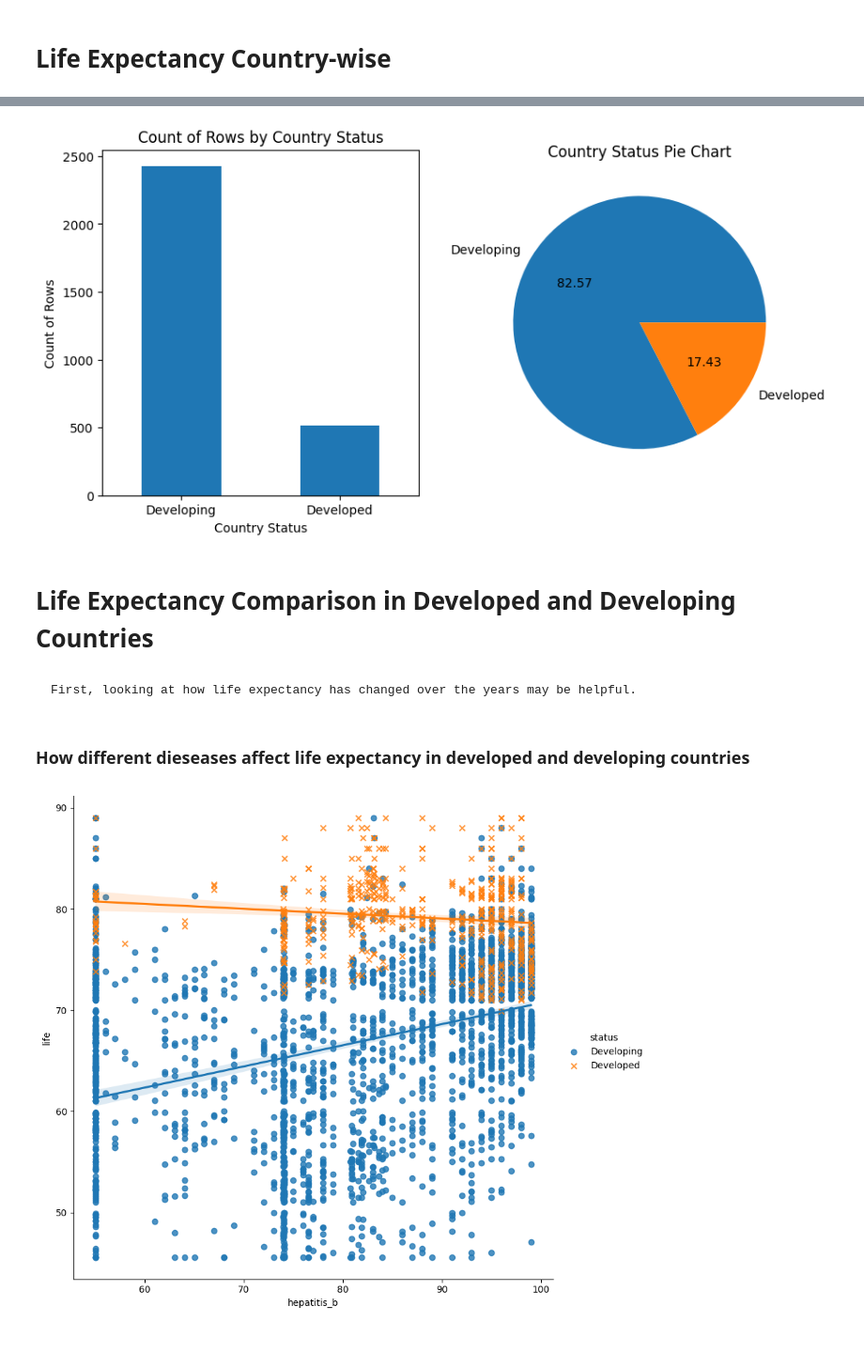
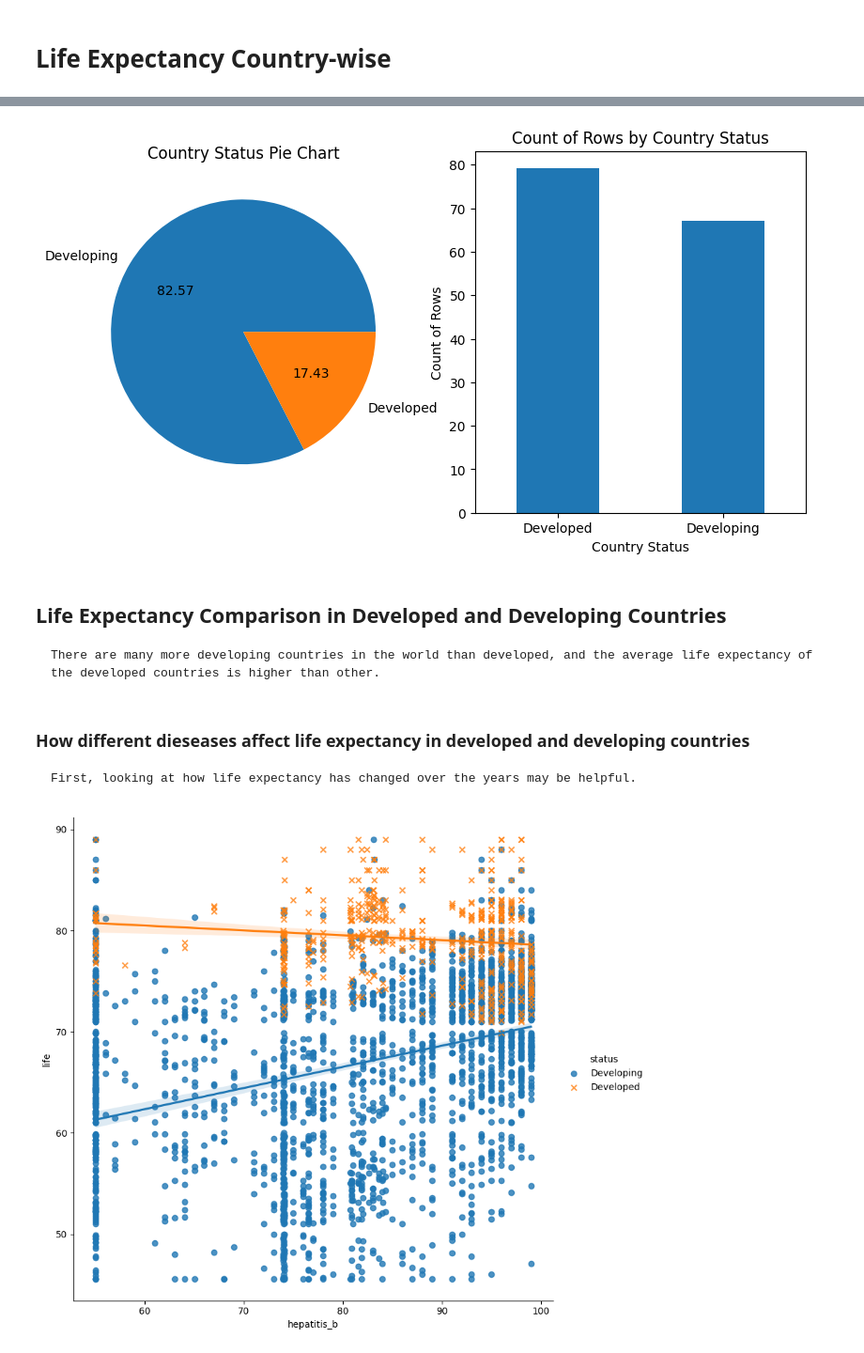
Before and after one commit to AshuAhlawat/Life-Expectancy-EDA, a Jupyter notebook: eda_life_expect.ipynb, the cells around one changed output, grey strips where cells are left out. Shown at 94% size. Saved outputs shown, nothing was run; the diff lists cells and outputs as text; code cells hidden in the pictures.

```diff
--- a/eda_life_expect.ipynb
+++ b/eda_life_expect.ipynb
@@ -470,26 +481,27 @@ plt.show()
     Japan is the country with the highest Life expectancy value followed by Sweden and Sierra Leone has the lowest Life expectancy value
 # %%
 plt.figure(figsize=(10, 5))
-plt.subplot(121)
-wins_df.status.value_counts().plot(kind='bar')
+plt.subplot(122)
+wins_df.groupby("status")["life"].mean().plot(kind='bar')
 plt.title('Count of Rows by Country Status')
 plt.xlabel('Country Status')
 plt.ylabel('Count of Rows')
 plt.xticks(rotation=0)
 
-plt.subplot(122)
+plt.subplot(121)
 wins_df.status.value_counts().plot(kind='pie', autopct='%.2f')
 plt.ylabel('')
 plt.title('Country Status Pie Chart')
 
 plt.show()
 # %% [output]
-[figure, old version]
+[figure, new version]
 # %% [markdown]
-#  Life Expectancy Comparison in Developed and Developing Countries
+##  Life Expectancy Comparison in Developed and Developing Countries
+
+    There are many more developing countries in the world than developed, and the average life expectancy of the developed countries is higher than other.
-# %% [markdown]
-    First, looking at how life expectancy has changed over the years may be helpful.
 # %% [markdown]
 ### How different dieseases affect life expectancy in developed and developing countries
+    First, looking at how life expectancy has changed over the years may be helpful.
 # %%
 sns.pairplot(wins_df, x_vars=["hepatitis_b"], y_vars=["life"],
```
Also changed, not shown: parts of 12 cells of this notebook.
